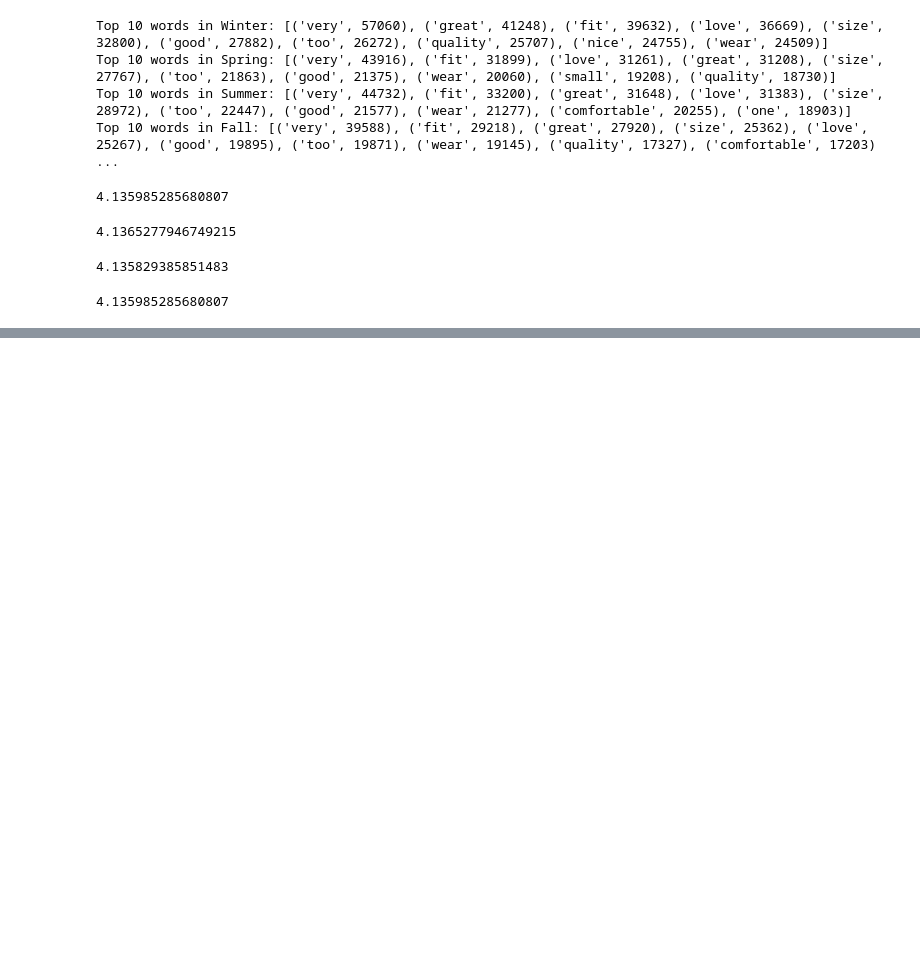
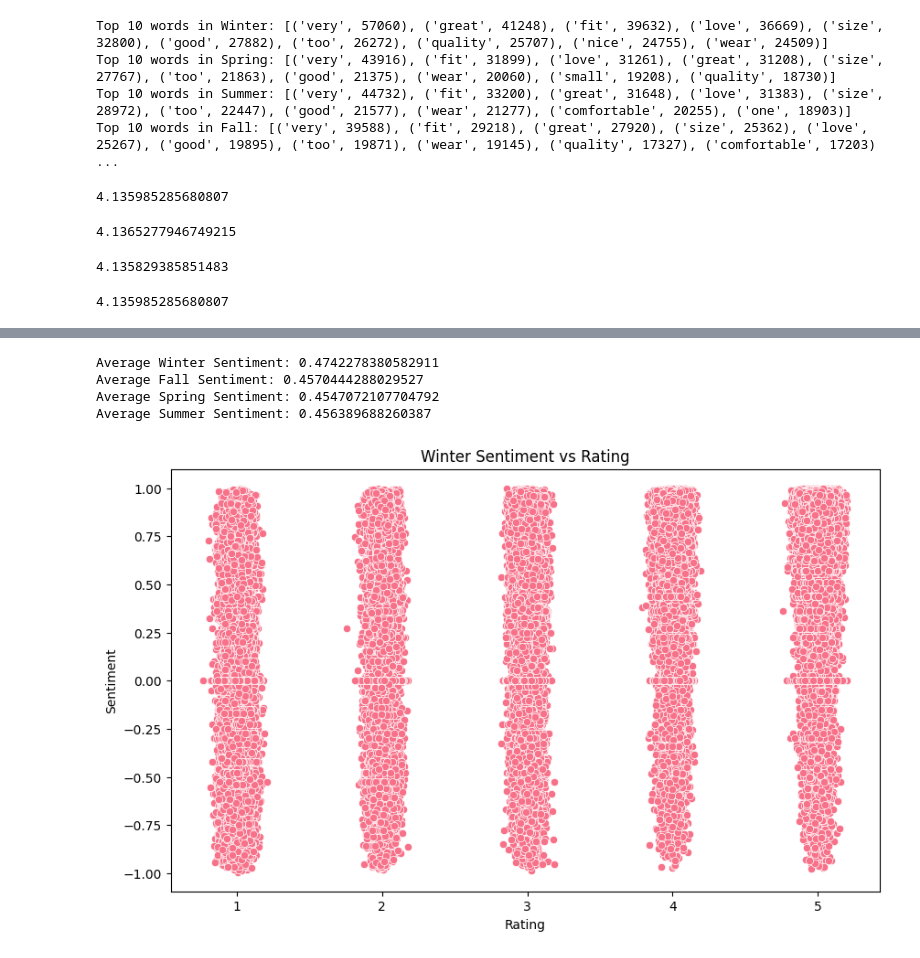
Before and after one commit to compss211/final-project-repo-group-2, a Jupyter notebook: scripts/fuguan_analysis.ipynb, the cells around one changed output, grey strips where cells are left out. Saved outputs shown, nothing was run; the diff lists cells and outputs as text; code cells hidden in the pictures; blank space fills up the shorter version.

```diff
--- a/scripts/fuguan_analysis.ipynb
+++ b/scripts/fuguan_analysis.ipynb
@@ -547,0 +562,6 @@ average_word_length(fall_df['cleaned_text'].str.cat(sep=' '))
+# %%
+# sentimment analysis per season
+sia = SentimentIntensityAnalyzer()
+
+df_copy['sentiment'] = df_copy['cleaned_text'].apply(lambda x: sia.polarity_scores(x)['compound'])
+df_copy.head()
@@ -547,0 +576,35 @@ average_word_length(fall_df['cleaned_text'].str.cat(sep=' '))
+# %%
+# average sentiment per season
+winter_sentiment_avg = df_copy[df_copy['season'] == 'Winter']['sentiment'].mean()
+print("Average Winter Sentiment:", winter_sentiment_avg)
+
+fall_sentiment_avg = df_copy[df_copy['season'] == 'Fall']['sentiment'].mean()
+print("Average Fall Sentiment:", fall_sentiment_avg)
+
+spring_sentiment_avg = df_copy[df_copy['season'] == 'Spring']['sentiment'].mean()
+print("Average Spring Sentiment:", spring_sentiment_avg)
+
+summer_sentiment_avg = df_copy[df_copy['season'] == 'Summer']['sentiment'].mean()
+print("Average Summer Sentiment:", summer_sentiment_avg)
+# %% [output]
+Average Winter Sentiment: 0.4742278380582911
+Average Fall Sentiment: 0.4570444288029527
+Average Spring Sentiment: 0.4547072107704792
+Average Summer Sentiment: 0.456389688260387
+# %%
+# winter sentiment plot (rating v sentiment)
+
+jitter_strength = 0.05  # Control how much jitter you want
+winter_sentiment = df_copy[df_copy['season'] == 'Winter']
+
+winter_sentiment['jittered_rating'] = winter_sentiment['rating'] + np.random.normal(0, jitter_strength, size=len(winter_sentiment))
+
+# Plotting with jitter
+plt.figure(figsize=(10, 6))
+sns.scatterplot(data=winter_sentiment, x='jittered_rating', y='sentiment')
+plt.title('Winter Sentiment vs Rating')
+plt.xlabel('Rating')
+plt.ylabel('Sentiment')
+plt.show()
+# %% [output]
+[figure, added]
```
Also changed, not shown: parts of 4 cells of this notebook.
